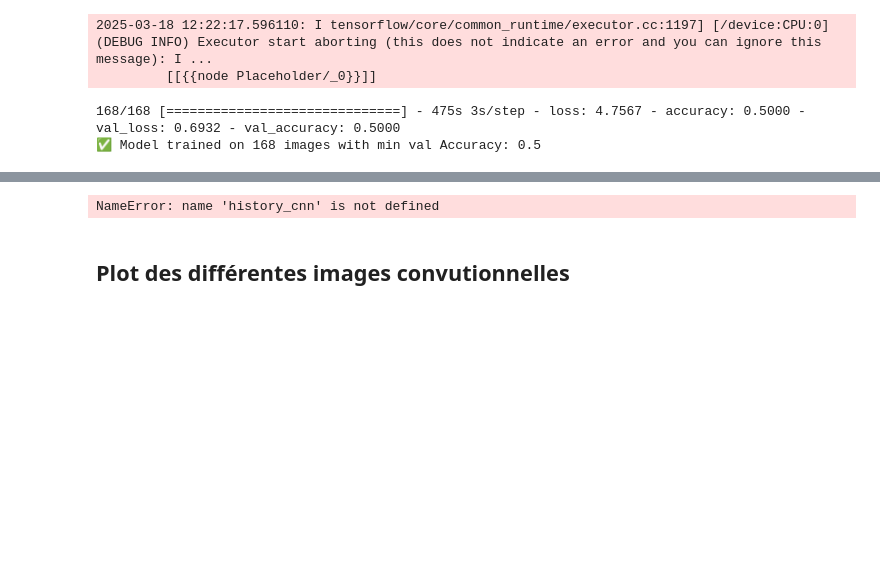
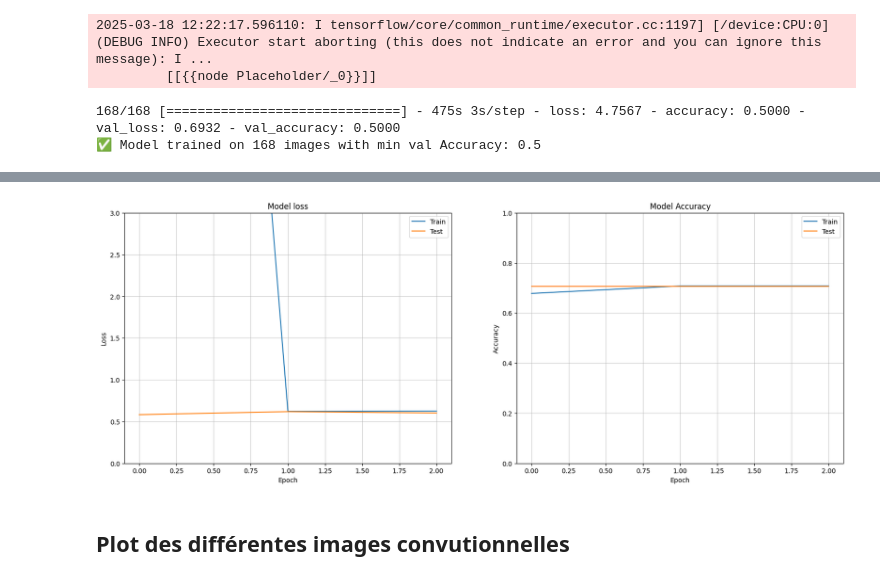
Before and after one commit to Greg-hub-dev/anapath, a Jupyter notebook: anapath/notebooks/projet.ipynb, the cells around one changed output, grey strips where cells are left out. Cells and saved outputs as stored; diff of their text form; code cells hidden in the pictures; blank space fills up the shorter version.

```diff
--- a/anapath/notebooks/projet.ipynb
+++ b/anapath/notebooks/projet.ipynb
@@ -1073,7 +1106,8 @@ ImportError: cannot import name 'evaluate_model2' from 'anapath.Logic.model_diag
-# %%
-plot_loss_accuracy(history_cnn)
-# %% [output]
-NameError: name 'history_cnn' is not defined
+# %%
+import matplotlib.pyplot as plt
+plot_loss_accuracy(history)
+# %% [output]
+[figure, added]
 # %% [markdown]
 ## Plot des différentes images convutionnelles
 # %%
```
Also changed, not shown: parts of 7 cells of this notebook, 3 other files.
